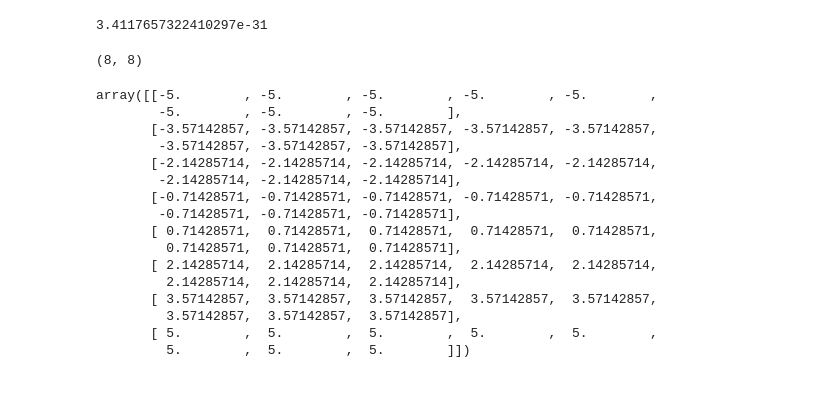
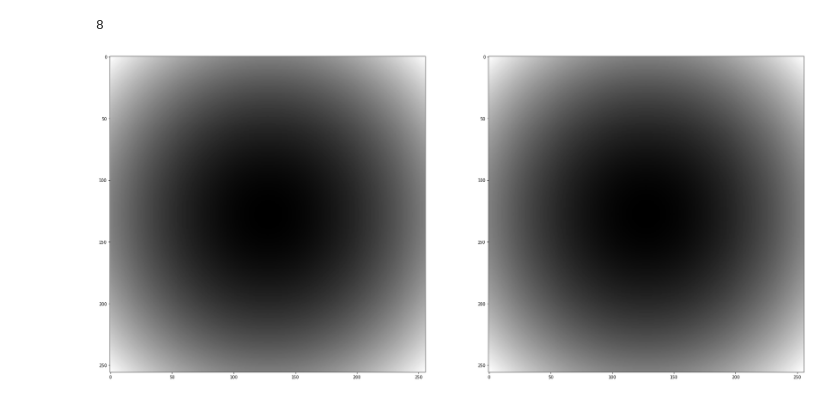
Before and after one commit to Satbek/-ourse-work-sem7, a Jupyter notebook: src/fix HH, all in lib now.ipynb, the cells around one changed output. Drawn from its saved outputs; the diff is of its cells as text; code cells hidden in the pictures.

```diff
--- a/src/fix HH, all in lib now.ipynb
+++ b/src/fix HH, all in lib now.ipynb
@@ -217,6 +78,32 @@ LL[0] = np.array([[np.mean(image) * 1024]])
-# %%
-LL = syntesis(LL,LH, HL, HH, 10)
+# %%
+def get_plane(x_s, x_e, y_s, y_e, M):
+    dim = 2**M*1j
+    Y, X = np.mgrid[x_s:x_e:dim, y_s:y_e:dim]
+    return X, Y
+# %%
+def compare_(func, grad_x, grad_y, x_s, x_e, y_s, y_e, M):
+    x,y = get_plane(x_s,x_e,y_s,y_e,M)
+    res = dict()
+    res['orig'] = func(x,y)
+    res['grX'] = grad_x(x,y)
+    res['grY'] = grad_y(x,y)
+    res['X_H'] = res['grX'][::,:-1:]
+    res['Y_H'] = res['grY'][:-1:,::]
+    res['X_F'] = res['grX'][:-1:,:-1:]
+    res['Y_F'] = res['grY'][:-1:,:-1:]
+    LL = LH = HL = HH = dict()
+    LL[0] = np.array([[np.mean(res['orig']) * (2 ** M)]])
+    LH, HL, HH = analyze(res['grX'],res['grY'], res['grX'], res['grY'])
+    LL = syntesis(LL,LH, HL, HH, M)
+    res['LL'] = LL
+    res['LH'] = LH
+    res['HL'] = HL
+    res['HH'] = HH
+    res['mse'] = mse(res['orig'], LL[M])
+    res['M'] = M
+    return res
 # %%
-f, axarr = plt.subplots(1,2,figsize=(20,20))
-axarr[0].imshow(image, cmap="gray")
-axarr[1].imshow(LL[10], cmap="gray")
+def draw_(res_):
+    f, axarr = plt.subplots(1,2,figsize=(30,30))
+    axarr[0].imshow(res_['LL'][res_['M']], cmap="gray")
+    axarr[1].imshow(res_['orig'], cmap = 'gray')
@@ -267,4 +109,0 @@ axarr[3].imshow(LL[8], cmap="gray")
-# %%
-mse(LL[8],z)
-# %% [output]
-3.4117657322410297e-31
@@ -273,23 +110,5 @@ X, Y = np.mgrid[-5:5:8j, -5:5:8j]
-# %%
-X.shape
-# %% [output]
-(8, 8)
-# %%
-X
-# %% [output]
-array([[-5.        , -5.        , -5.        , -5.        , -5.        ,
-        -5.        , -5.        , -5.        ],
-       [-3.57142857, -3.57142857, -3.57142857, -3.57142857, -3.57142857,
-        -3.57142857, -3.57142857, -3.57142857],
-       [-2.14285714, -2.14285714, -2.14285714, -2.14285714, -2.14285714,
-        -2.14285714, -2.14285714, -2.14285714],
-       [-0.71428571, -0.71428571, -0.71428571, -0.71428571, -0.71428571,
-        -0.71428571, -0.71428571, -0.71428571],
-       [ 0.71428571,  0.71428571,  0.71428571,  0.71428571,  0.71428571,
-         0.71428571,  0.71428571,  0.71428571],
-       [ 2.14285714,  2.14285714,  2.14285714,  2.14285714,  2.14285714,
-         2.14285714,  2.14285714,  2.14285714],
-       [ 3.57142857,  3.57142857,  3.57142857,  3.57142857,  3.57142857,
-         3.57142857,  3.57142857,  3.57142857],
-       [ 5.        ,  5.        ,  5.        ,  5.        ,  5.        ,
-         5.        ,  5.        ,  5.        ]])
+# %%
+draw_(compare_(lambda x,y: x**2 + y**2, lambda x,y: 2*x, lambda x,y: 2*y, -1,1,-1,1, 8))
+# %% [output]
+8
+[figure, added]
```
Also changed, not shown: parts of 44 cells of this notebook, 16 other files.
